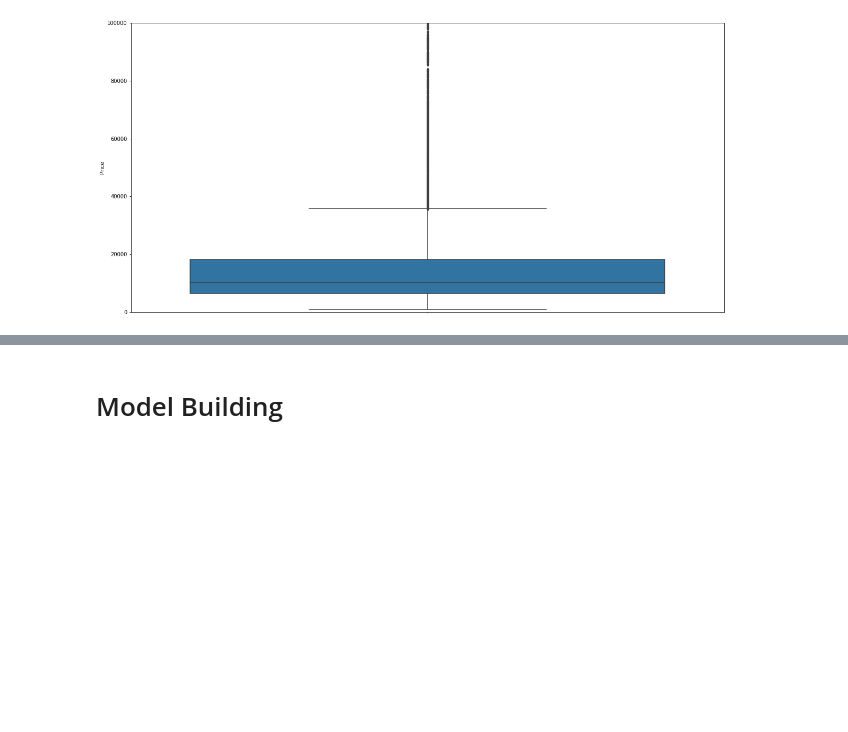
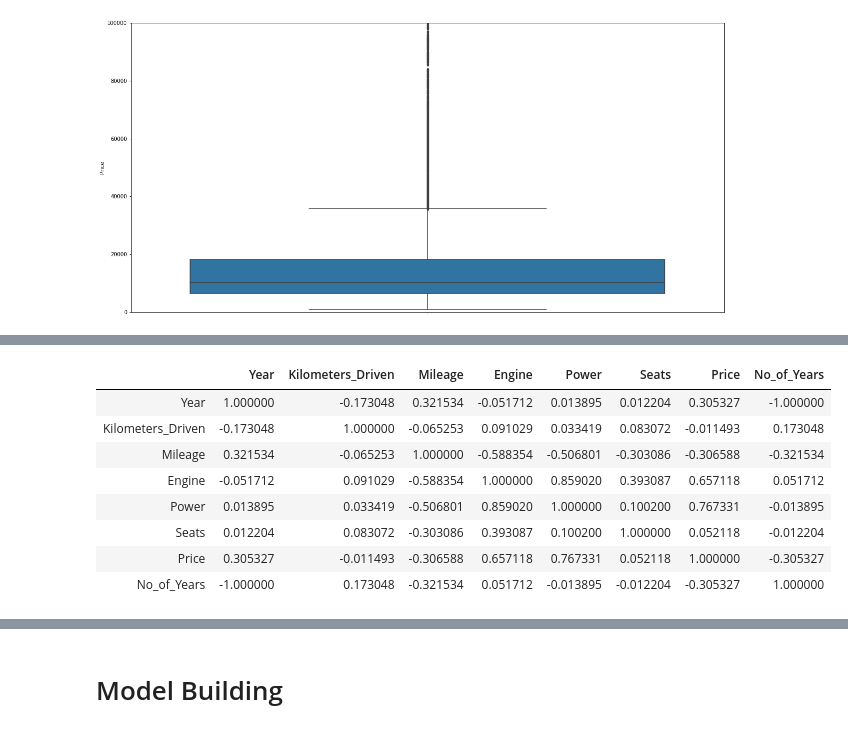
Before and after one commit to DAB-400-Capstone/Final-project, a Jupyter notebook: Project .ipynb, the cells around one changed output, grey strips where cells are left out. Cells and saved outputs as stored; diff of their text form; code cells hidden in the pictures; blank space fills up the shorter version.

```diff
--- a/Project .ipynb
+++ b/Project .ipynb
@@ -464,0 +495,13 @@ cars.head()
+# %%
+# Correlation values.
+cars.corr()
+# %% [output]
+|  | Year | Kilometers_Driven | Mileage | Engine | Power | Seats | Price | No_of_Years |
+| Year | 1.000000 | -0.173048 | 0.321534 | -0.051712 | 0.013895 | 0.012204 | 0.305327 | -1.000000 |
+| Kilometers_Driven | -0.173048 | 1.000000 | -0.065253 | 0.091029 | 0.033419 | 0.083072 | -0.011493 | 0.173048 |
+| Mileage | 0.321534 | -0.065253 | 1.000000 | -0.588354 | -0.506801 | -0.303086 | -0.306588 | -0.321534 |
+| Engine | -0.051712 | 0.091029 | -0.588354 | 1.000000 | 0.859020 | 0.393087 | 0.657118 | 0.051712 |
+| Power | 0.013895 | 0.033419 | -0.506801 | 0.859020 | 1.000000 | 0.100200 | 0.767331 | -0.013895 |
+| Seats | 0.012204 | 0.083072 | -0.303086 | 0.393087 | 0.100200 | 1.000000 | 0.052118 | -0.012204 |
+| Price | 0.305327 | -0.011493 | -0.306588 | 0.657118 | 0.767331 | 0.052118 | 1.000000 | -0.305327 |
+| No_of_Years | -1.000000 | 0.173048 | -0.321534 | 0.051712 | -0.013895 | -0.012204 | -0.305327 | 1.000000 |
```
Also changed, not shown: parts of 39 cells of this notebook.
